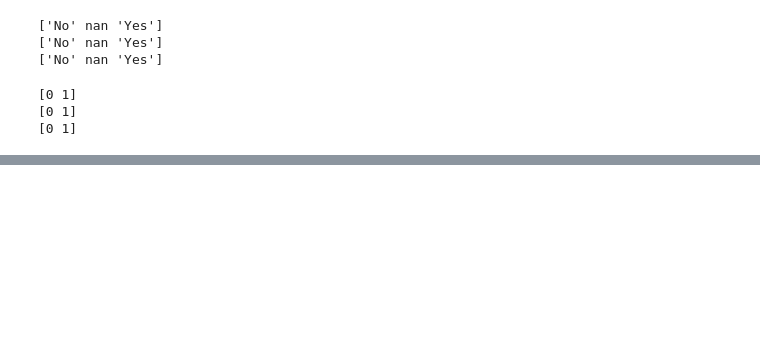
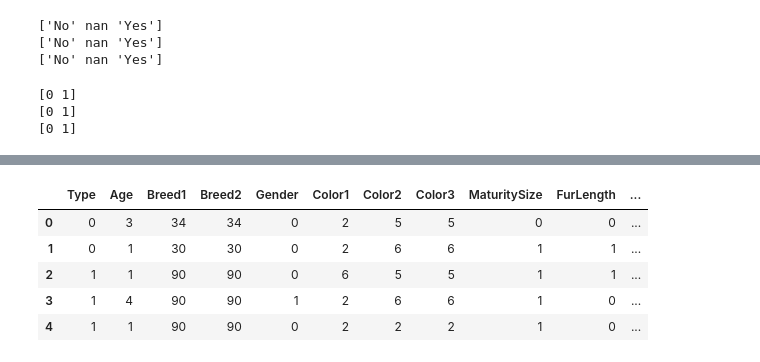
Before and after one commit to Kearskill/meow, a Jupyter notebook: XGBoost.ipynb, the cells around one changed output, grey strips where cells are left out. Saved outputs shown, nothing was run; the diff lists cells and outputs as text; code cells hidden in the pictures; blank space fills up the shorter version.

```diff
--- a/XGBoost.ipynb
+++ b/XGBoost.ipynb
@@ -160,0 +178,9 @@ for column in df.columns:
+# %%
+df.head()
+# %% [output]
+|  | Type | Age | Breed1 | Breed2 | Gender | Color1 | Color2 | Color3 | MaturitySize | FurLength | ... |
+| 0 | 0 | 3 | 34 | 34 | 0 | 2 | 5 | 5 | 0 | 0 | ... |
+| 1 | 0 | 1 | 30 | 30 | 0 | 2 | 6 | 6 | 1 | 1 | ... |
+| 2 | 1 | 1 | 90 | 90 | 0 | 6 | 5 | 5 | 1 | 1 | ... |
+| 3 | 1 | 4 | 90 | 90 | 1 | 2 | 6 | 6 | 1 | 0 | ... |
+| 4 | 1 | 1 | 90 | 90 | 0 | 2 | 2 | 2 | 1 | 0 | ... |
```
Also changed, not shown: parts of 7 cells of this notebook.
